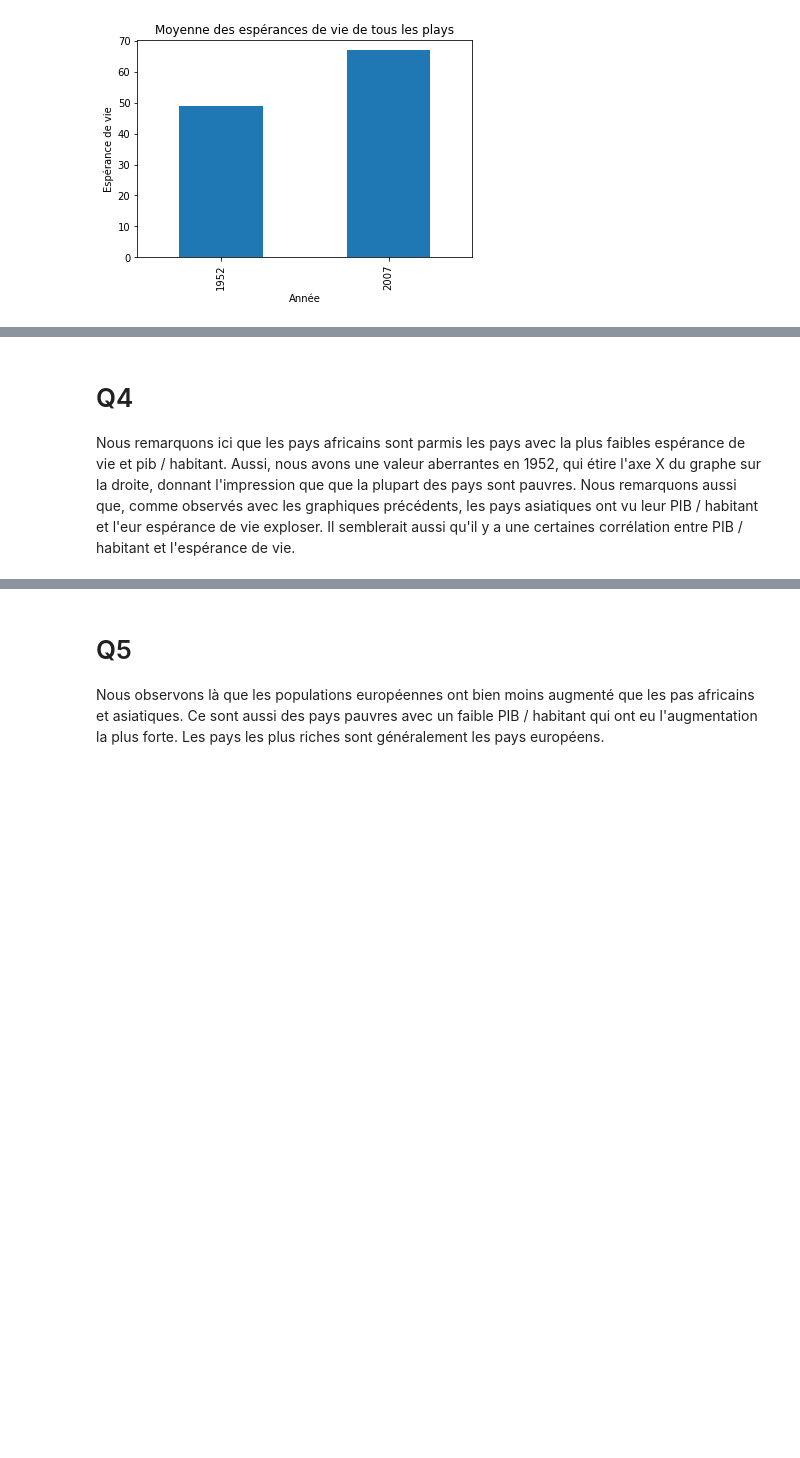
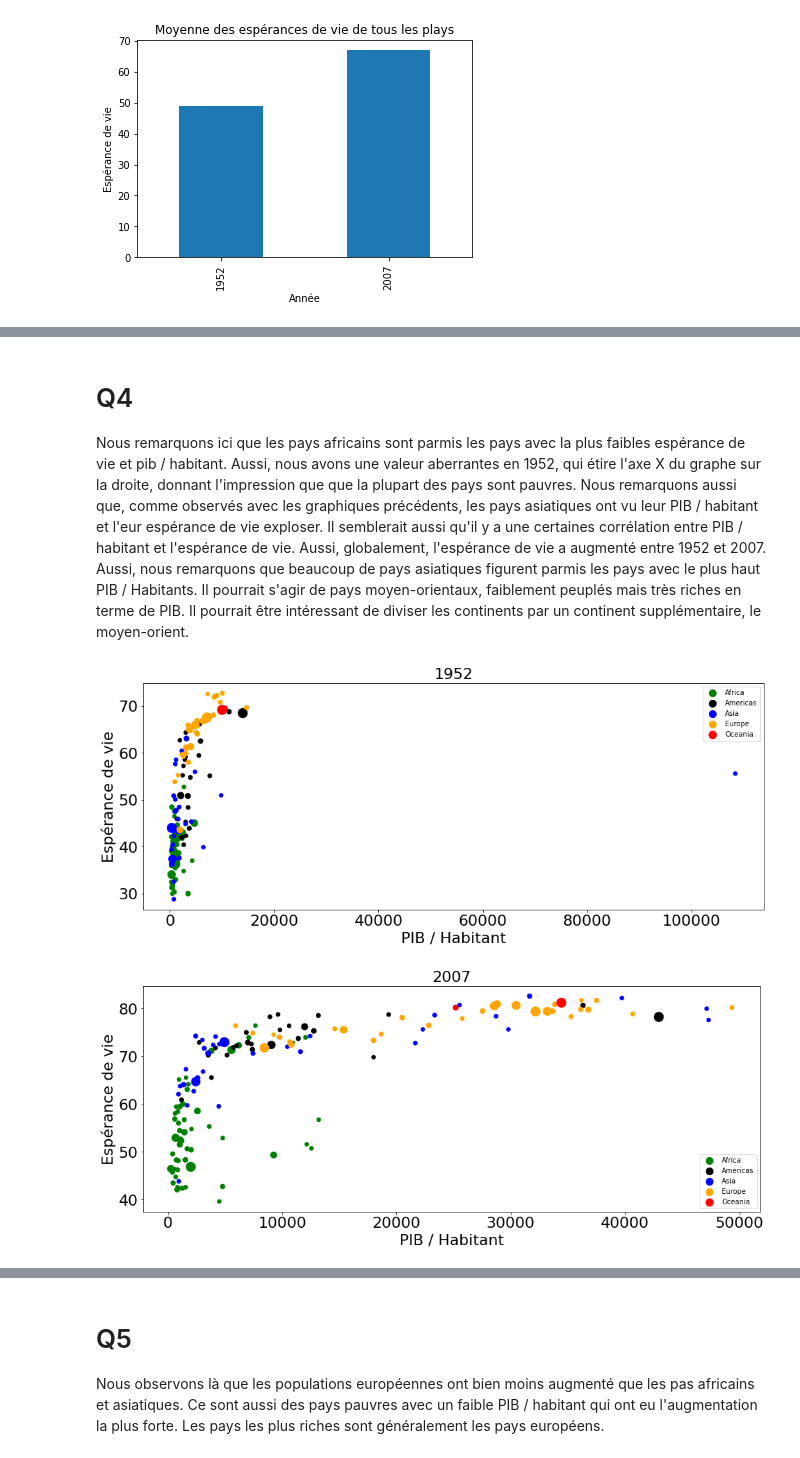
Before and after one commit to KevinFerati/LaboISD, a Jupyter notebook: 3 - Panda, EDA/gapminder.ipynb, the cells around one changed output, grey strips where cells are left out. Drawn from its saved outputs; the diff is of its cells as text; code cells hidden in the pictures; blank space fills up the shorter version.

```diff
--- a/3 - Panda, EDA/gapminder.ipynb
+++ b/3 - Panda, EDA/gapminder.ipynb
@@ -157,26 +161,27 @@ for key, group in years:
 # %% [markdown]
 # Q4
 
-Nous remarquons ici que les pays africains sont parmis les pays avec la plus faibles espérance de vie et pib / habitant. Aussi, nous avons une valeur aberrantes en 1952, qui étire l'axe X du graphe sur la droite, donnant l'impression que que la plupart des pays sont pauvres. Nous remarquons aussi que, comme observés avec les graphiques précédents, les pays asiatiques ont vu leur PIB / habitant et l'eur espérance de vie exploser. Il semblerait aussi qu'il y a une certaines corrélation entre PIB / habitant et l'espérance de vie.
+Nous remarquons ici que les pays africains sont parmis les pays avec la plus faibles espérance de vie et pib / habitant. Aussi, nous avons une valeur aberrantes en 1952, qui étire l'axe X du graphe sur la droite, donnant l'impression que que la plupart des pays sont pauvres. Nous remarquons aussi que, comme observés avec les graphiques précédents, les pays asiatiques ont vu leur PIB / habitant et l'eur espérance de vie exploser. Il semblerait aussi qu'il y a une certaines corrélation entre PIB / habitant et l'espérance de vie. Aussi, globalement, l'espérance de vie a augmenté entre 1952 et 2007. Aussi, nous remarquons que beaucoup de pays asiatiques figurent parmis les pays avec le plus haut PIB / Habitants. Il pourrait s'agir de pays moyen-orientaux, faiblement peuplés mais très riches en terme de PIB. Il pourrait être intéressant de diviser les continents par un continent supplémentaire, le moyen-orient.
 # %%
 # 10
 
 def scale(serie):
     max = serie.max()
     return serie / max
 
 def plot_year_with_marker_sizes(title, yearGroup):
     continents = yearGroup.groupby("continent")
     fig, ax = plt.subplots(figsize=(16, 6))
     for key, group in continents:
         scatter  = group.plot.scatter(ax=ax, fontsize=fontsize, ylabel="Espérance de vie", s=30 + scale(group["pop"]) * 150,  x="gdpPercap", y="lifeExp", label=key, color=map[key])
-        scatter.set_xlabel("PIB / Habitant", fontsize=fontsize)
-        scatter.set_ylabel("Espérance de vie", fontsize=fontsize)
-        scatter.set_title(title, fontsize=fontsize)
+        set_labels(scatter, "PIB / Habitant", "Espérance de vie", title)
 
 
 for key, group in years:
     plot_year_with_marker_sizes(key, group)
+# %% [output]
+[figure, added]
+[figure, added]
 # %%
 # 11
 def display_scatter_pop_gdp(data, title) :
```
Also changed, not shown: parts of 7 cells of this notebook.
